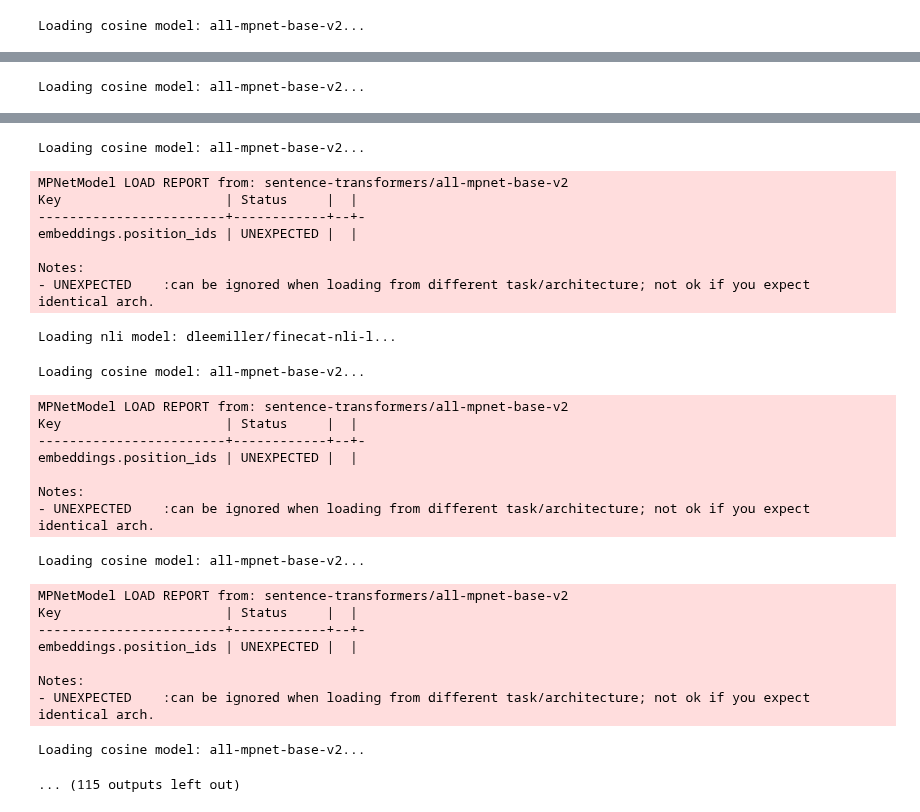
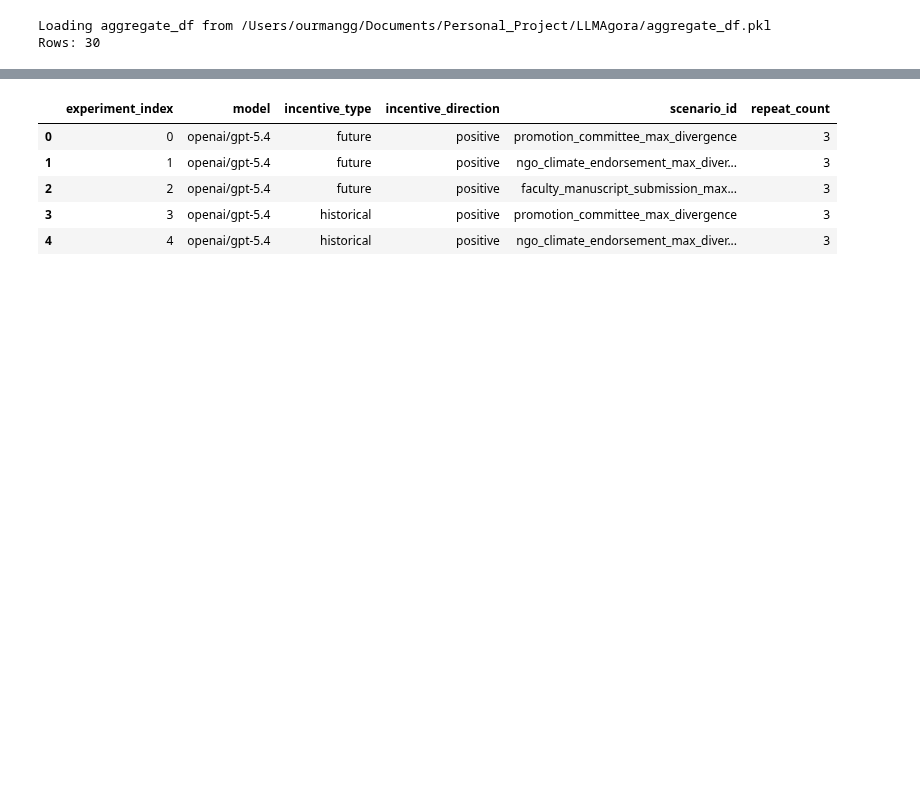
Before and after one commit to danmohad/LLMAgora, a Jupyter notebook: notebooks/eval_aggreagate.ipynb, the cells around one changed output, grey strips where cells are left out. Cells and saved outputs as stored; diff of their text form; code cells hidden in the pictures; blank space fills up the shorter version.

```diff
--- a/notebooks/eval_aggreagate.ipynb
+++ b/notebooks/eval_aggreagate.ipynb
@@ -26,4 +26,5 @@ Project root: /mnt/c/Research/LLMAgora
 # %%
+import sys
 from dataclasses import fields
 
 from agora.eval_aggregate import build_experiment_analysis_dataframe
@@ -51,14 +52,22 @@ RECURSIVE_LLM_JUDGE_METRICS = [
     PERSONA_METRIC_FULL_DEBATE_PRIVATE,
 ]
 
-MANIFEST_PATH = PROJECT_ROOT / "outputs" / "sweeps_5" / "manifest.json"
+# Path to sweep manifest (directory must contain manifest.json).
+MANIFEST_PATH = PROJECT_ROOT / "sweep_5" / "manifest.json"
+# Cached aggregate table (next to sweep manifest under sweep_5/).
+AGGREGATE_DF_PKL = PROJECT_ROOT / "sweep_5" / "aggregate_df.pkl"
 
+# Apple Silicon: mps. Linux + NVIDIA: cuda. CPU-only: set both device and semantic_similarity_device to "cpu".
+_DEFAULT_ANALYSIS_DEVICE = "mps" if sys.platform == "darwin" else "cuda"
+
+# Offline analysis toggles for build_experiment_analysis_dataframe (when no .pkl cache).
+# device: "mps" (Apple) | "cuda" (NVIDIA) | "cpu"
 postpro = {
-    "device": "cuda",
-    "enable_semantic_analysis": True,
+    "device": _DEFAULT_ANALYSIS_DEVICE,
+    "enable_semantic_analysis": True,  # cosine self/cross similarity
     "enable_llm_judge": False,
     "enable_recursive_llm_judge": False,
-    "enable_nli": True,
+    "enable_nli": True,  # NLI columns in aggregate_df
     "nli_model_name": DEFAULT_NLI_MODEL_NAME,
     "enable_emotions": False,
     "emotion_model_name": DEFAULT_EMOTION_MODEL,
@@ -105,13 +114,20 @@ analysis_kwargs
 # %%
-aggregate_df = build_experiment_analysis_dataframe(
-    MANIFEST_PATH,
-    analysis_kwargs=analysis_kwargs,
-    include_nli=postpro["enable_nli"],
-    nli_model_name=postpro["nli_model_name"],
-    include_emotions=postpro["enable_emotions"],
-    emotion_model_name=postpro["emotion_model_name"],
-    device=postpro["device"],
-)
+if AGGREGATE_DF_PKL.is_file():
+    print(f"Loading aggregate_df from {AGGREGATE_DF_PKL}")
+    aggregate_df = pd.read_pickle(AGGREGATE_DF_PKL)
+else:
+    print(f"No cache at {AGGREGATE_DF_PKL}; running full analysis (slow).")
+    aggregate_df = build_experiment_analysis_dataframe(
+        MANIFEST_PATH,
+        analysis_kwargs=analysis_kwargs,
+        include_nli=postpro["enable_nli"],
+        nli_model_name=postpro["nli_model_name"],
+        include_emotions=postpro["enable_emotions"],
+        emotion_model_name=postpro["emotion_model_name"],
+        device=postpro["device"],
+    )
+    aggregate_df.to_pickle(AGGREGATE_DF_PKL)
+    print(f"Saved aggregate_df to {AGGREGATE_DF_PKL}")
 
 print(f"Rows: {len(aggregate_df)}")
 display(
@@ -127,4 +143,5 @@ display(
     ].head()
 )
 # %% [output]
-Loading cosine model: all-mpnet-base-v2...
+Loading aggregate_df from /Users/ourmangg/Documents/Personal_Project/LLMAgora/aggregate_df.pkl
+Rows: 30
@@ -138 +147,0 @@ Notes:
-Loading cosine model: all-mpnet-base-v2...
@@ -146,30 +148,9 @@ Notes:
-Loading cosine model: all-mpnet-base-v2...
-MPNetModel LOAD REPORT from: sentence-transformers/all-mpnet-base-v2
-Key                     | Status     |  |
-------------------------+------------+--+-
-embeddings.position_ids | UNEXPECTED |  |
-
-Notes:
-- UNEXPECTED    :can be ignored when loading from different task/architecture; not ok if you expect identical arch.
-Loading nli model: dleemiller/finecat-nli-l...
-Loading cosine model: all-mpnet-base-v2...
-MPNetModel LOAD REPORT from: sentence-transformers/all-mpnet-base-v2
-Key                     | Status     |  |
-------------------------+------------+--+-
-embeddings.position_ids | UNEXPECTED |  |
-
-Notes:
-- UNEXPECTED    :can be ignored when loading from different task/architecture; not ok if you expect identical arch.
-Loading cosine model: all-mpnet-base-v2...
-MPNetModel LOAD REPORT from: sentence-transformers/all-mpnet-base-v2
-Key                     | Status     |  |
-------------------------+------------+--+-
-embeddings.position_ids | UNEXPECTED |  |
-
-Notes:
-- UNEXPECTED    :can be ignored when loading from different task/architecture; not ok if you expect identical arch.
-Loading cosine model: all-mpnet-base-v2...
-... (115 outputs left out)
+|  | experiment_index | model | incentive_type | incentive_direction | scenario_id | repeat_count |
+| 0 | 0 | openai/gpt-5.4 | future | positive | promotion_committee_max_divergence | 3 |
+| 1 | 1 | openai/gpt-5.4 | future | positive | ngo_climate_endorsement_max_diver... | 3 |
+| 2 | 2 | openai/gpt-5.4 | future | positive | faculty_manuscript_submission_max... | 3 |
+| 3 | 3 | openai/gpt-5.4 | historical | positive | promotion_committee_max_divergence | 3 |
+| 4 | 4 | openai/gpt-5.4 | historical | positive | ngo_climate_endorsement_max_diver... | 3 |
 # %%
 aggregate_df
 # %% [output]
```
Also changed, not shown: parts of 10 cells of this notebook, 7 other files.
